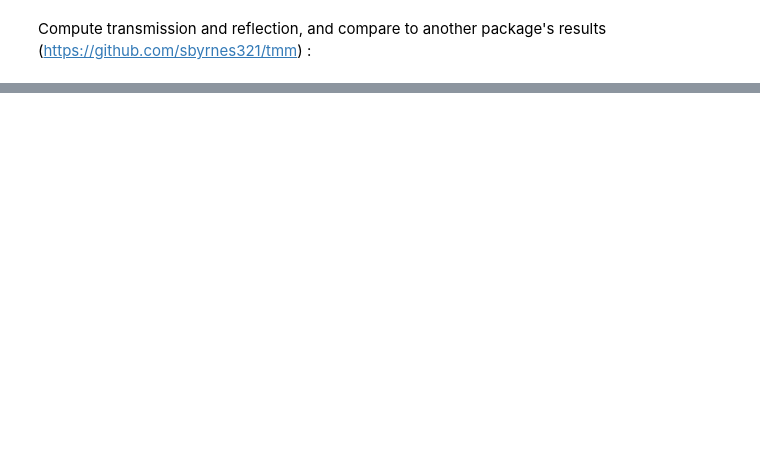
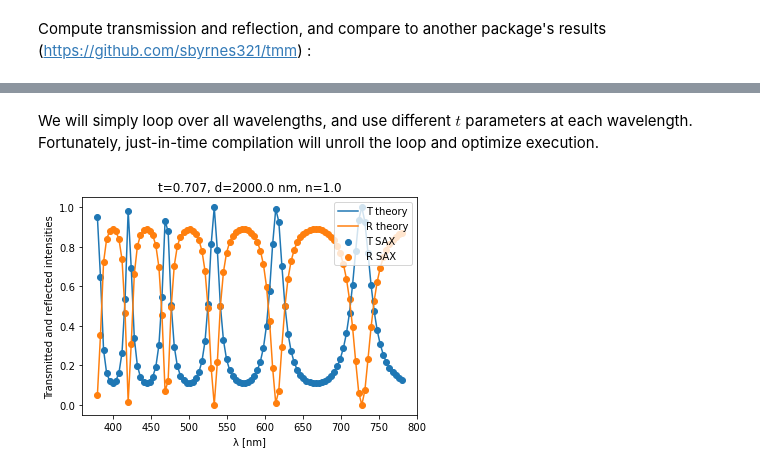
Before and after one commit to simbilod/sax, a Jupyter notebook: examples/02_thinfilm.ipynb, the cells around one changed output, grey strips where cells are left out. Saved outputs shown, nothing was run; the diff lists cells and outputs as text; code cells hidden in the pictures; blank space fills up the shorter version.

```diff
--- a/examples/02_thinfilm.ipynb
+++ b/examples/02_thinfilm.ipynb
@@ -596,0 +455,35 @@ for step in range_:
+# %%
+ts_initial = jnp.zeros(2*N)
+ts_initial = jax.ops.index_update(ts_initial, jax.ops.index[0:N], jnp.sqrt(0.5))
+# %% [markdown]
+We will simply loop over all wavelengths, and use different $t$ parameters at each wavelength. Fortunately, just-in-time compilation will unroll the loop and optimize execution.
+# %%
+wls = jnp.linspace(380, 780, N)
+transmitted = jnp.zeros_like(wls)
+reflected = jnp.zeros_like(wls)
+
+for i in range(N):
+    # Update parameters
+    params = sax.copy_params(fabry_perot_tunable["default_params"])
+    params = sax.set_global_params(params, wl=wls[i])
+    params = sax.set_global_params(params, t_amp=ts_initial[i])
+    params = sax.set_global_params(params, t_ang=ts_initial[N+i])
+    params["gap"]["ni"] = 1.
+    params["gap"]["di"] = 2000.
+    # Perform computation
+    transmission_i = fabry_perot_tunable["in","out"](params)
+    transmitted = jax.ops.index_update(transmitted, jax.ops.index[i], jnp.abs(transmission_i)**2)
+    reflected_i = fabry_perot_tunable["in","in"](params)
+    reflected = jax.ops.index_update(reflected, jax.ops.index[i], jnp.abs(reflected_i)**2)
+# %%
+plt.plot(wls, T_analytical_initial, label='T theory')
+plt.scatter(wls, transmitted, label='T SAX')
+plt.plot(wls, R_analytical_initial, label='R theory')
+plt.scatter(wls, reflected, label='R SAX')
+plt.xlabel("λ [nm]")
+plt.ylabel("Transmitted and reflected intensities")
+plt.legend(loc="upper right")
+plt.title(f't={t_initial:1.3f}, d={d_gap} nm, n={n_gap}')
+plt.show()
+# %% [output]
+[figure, added]
```
Also changed, not shown: parts of 94 cells of this notebook, 3 other files.
